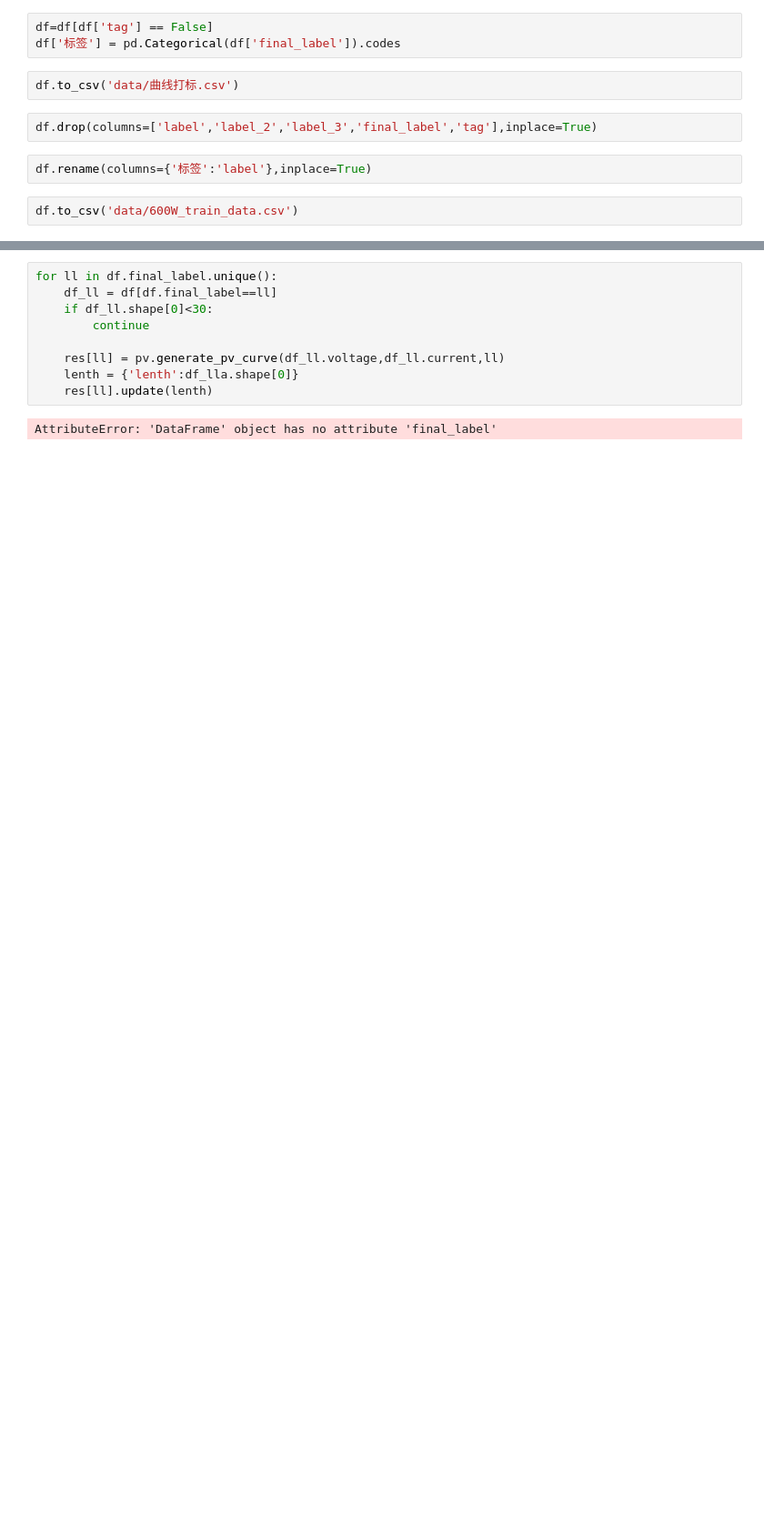
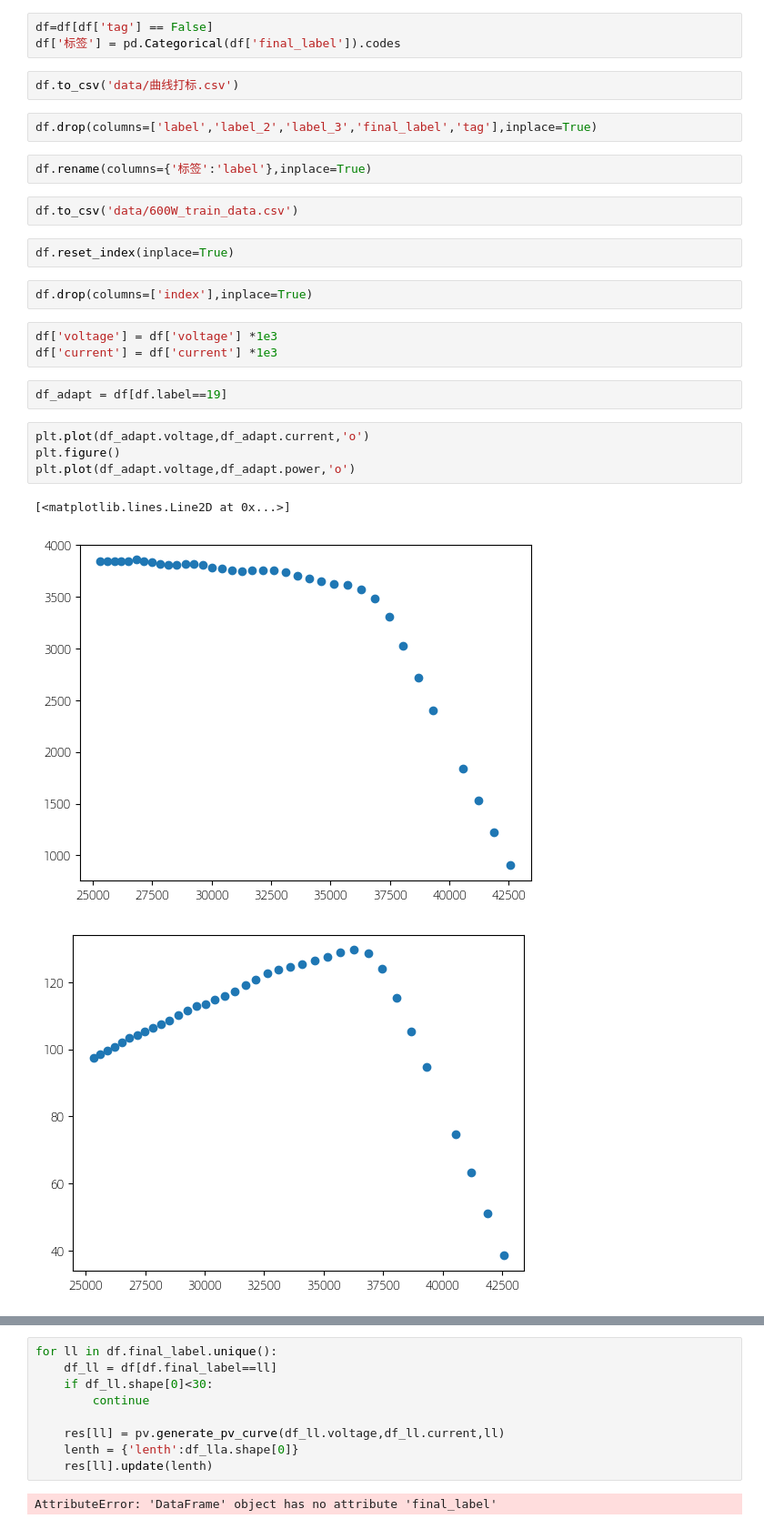
Before and after one commit to chenwt-87/mppt_aliyun, a Jupyter notebook: 组件数据标注.ipynb, the cells around one changed output, grey strips where cells are left out. Shown at 91% size. Saved outputs shown, nothing was run; the diff lists cells and outputs as text; blank space fills up the shorter version.

```diff
--- a/组件数据标注.ipynb
+++ b/组件数据标注.ipynb
@@ -338,3 +336,20 @@ df.drop(columns=['label','label_2','label_3','final_label','tag'],inplace=True)
 df.rename(columns={'标签':'label'},inplace=True)
 # %%
 df.to_csv('data/600W_train_data.csv')
+# %%
+df.reset_index(inplace=True)
+# %%
+df.drop(columns=['index'],inplace=True)
+# %%
+df['voltage'] = df['voltage'] *1e3
+df['current'] = df['current'] *1e3
+# %%
+df_adapt = df[df.label==19]
+# %%
+plt.plot(df_adapt.voltage,df_adapt.current,'o')
+plt.figure()
+plt.plot(df_adapt.voltage,df_adapt.power,'o')
+# %% [output]
+[<matplotlib.lines.Line2D at 0x...>]
+[figure, added]
+[figure, added]
```
Also changed, not shown: parts of 7 cells of this notebook, 7 other files.
